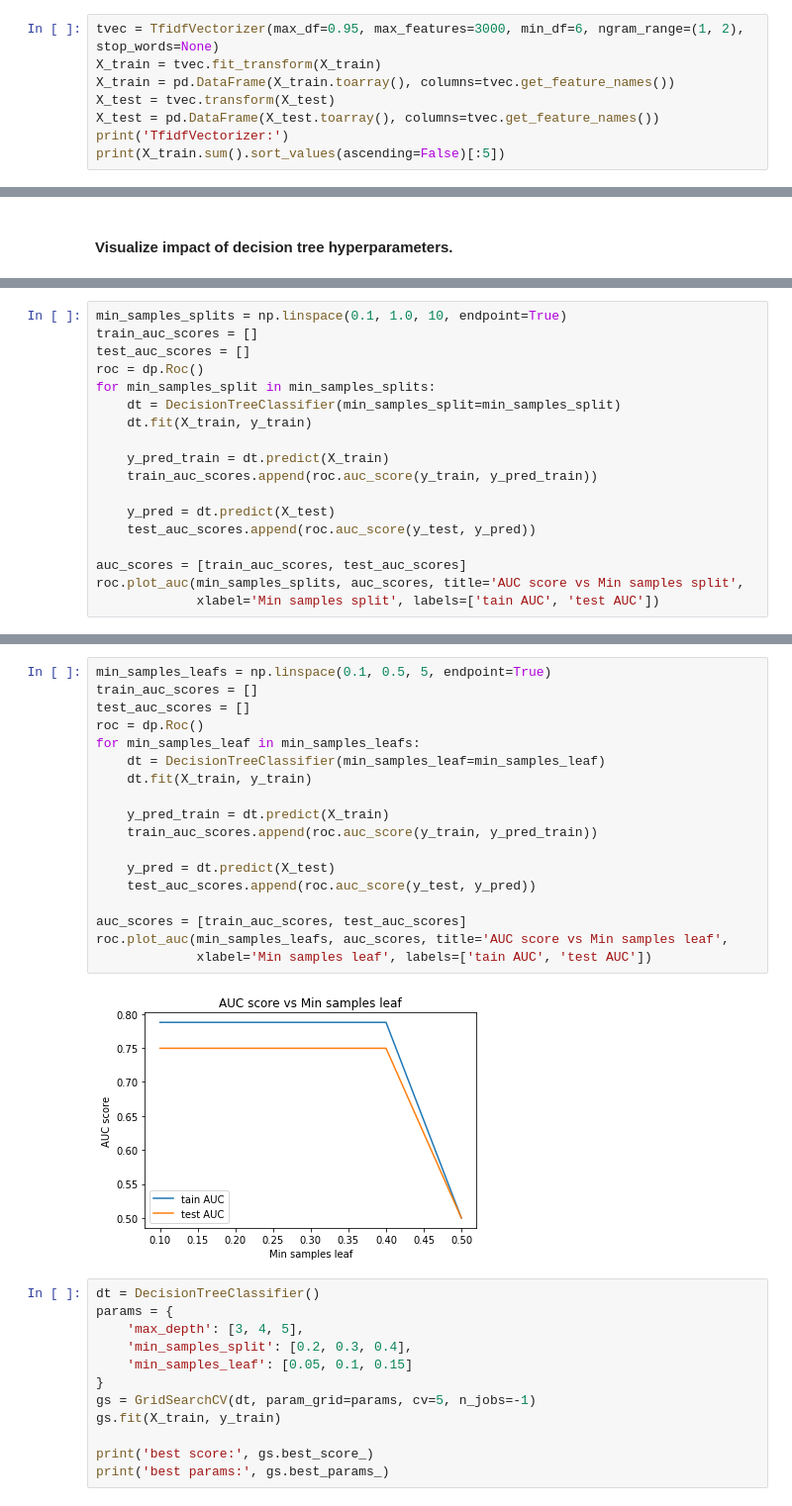
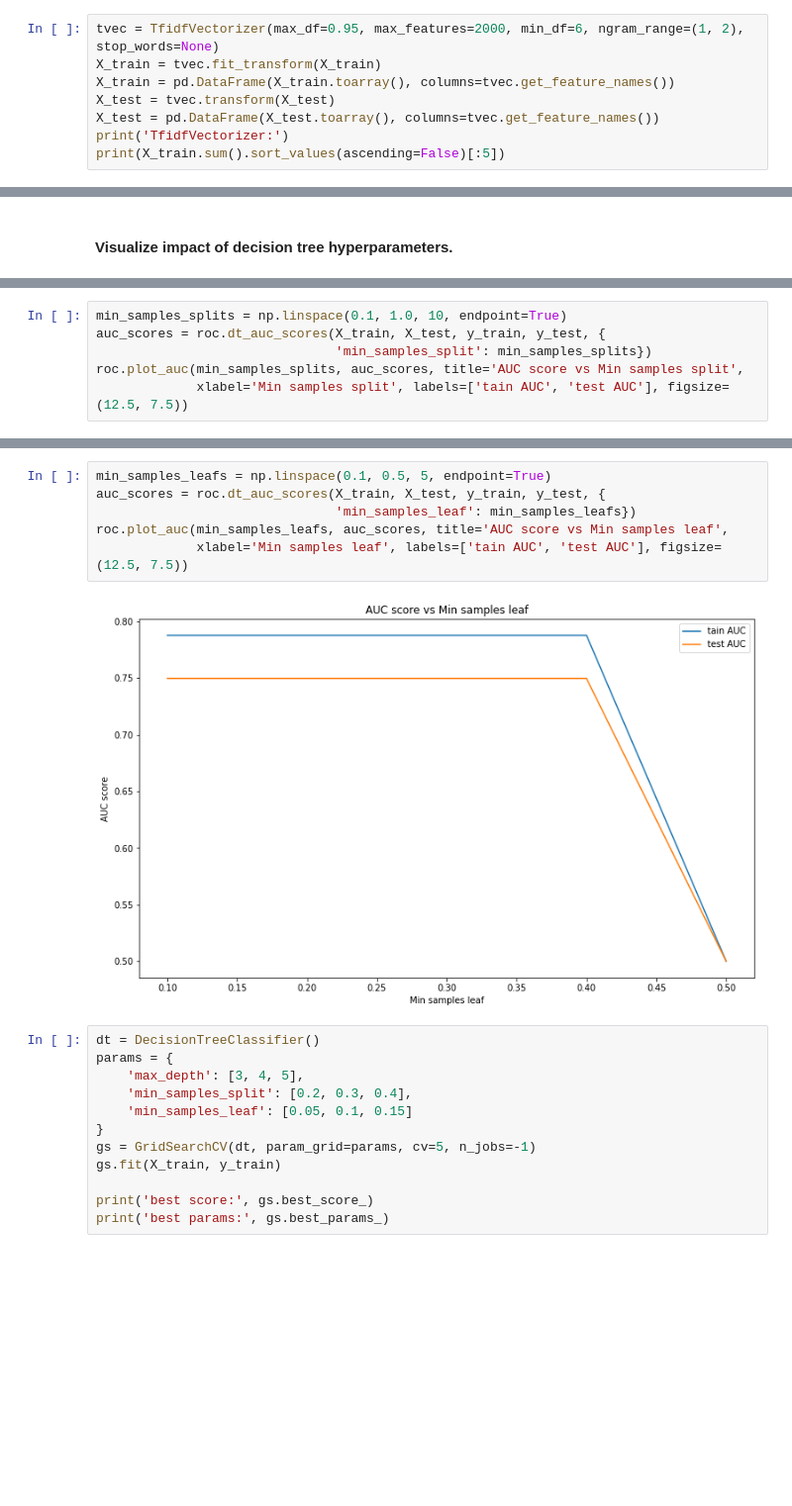
Before and after one commit to persocom01/GA-lessons, a Jupyter notebook: PROJECTS-AND-ASSIGNMENTS/project_3/code/02_project_3.ipynb, the cells around one changed output, grey strips where cells are left out. Shown: that part at 99% size. Saved outputs shown, nothing was run; the diff lists cells and outputs as text; blank space fills up the shorter version.

```diff
--- a/PROJECTS-AND-ASSIGNMENTS/project_3/code/02_project_3.ipynb
+++ b/PROJECTS-AND-ASSIGNMENTS/project_3/code/02_project_3.ipynb
@@ -229,5 +229,5 @@ best params: tvec: max_df=0.95, max_features=3000, min_df=6, ngram_range=(1, 2),
 # %%
-tvec = TfidfVectorizer(max_df=0.95, max_features=3000, min_df=6, ngram_range=(1, 2), stop_words=None)
+tvec = TfidfVectorizer(max_df=0.95, max_features=2000, min_df=6, ngram_range=(1, 2), stop_words=None)
 X_train = tvec.fit_transform(X_train)
 X_train = pd.DataFrame(X_train.toarray(), columns=tvec.get_feature_names())
 X_test = tvec.transform(X_test)
@@ -267,19 +255,7 @@ roc.plot_auc(max_depths, auc_scores, title='AUC score vs Tree depth',
 # %%
 min_samples_splits = np.linspace(0.1, 1.0, 10, endpoint=True)
-train_auc_scores = []
-test_auc_scores = []
-roc = dp.Roc()
-for min_samples_split in min_samples_splits:
-    dt = DecisionTreeClassifier(min_samples_split=min_samples_split)
-    dt.fit(X_train, y_train)
-
-    y_pred_train = dt.predict(X_train)
-    train_auc_scores.append(roc.auc_score(y_train, y_pred_train))
-
-    y_pred = dt.predict(X_test)
-    test_auc_scores.append(roc.auc_score(y_test, y_pred))
-
-auc_scores = [train_auc_scores, test_auc_scores]
+auc_scores = roc.dt_auc_scores(X_train, X_test, y_train, y_test, {
+                               'min_samples_split': min_samples_splits})
 roc.plot_auc(min_samples_splits, auc_scores, title='AUC score vs Min samples split',
-             xlabel='Min samples split', labels=['tain AUC', 'test AUC'])
+             xlabel='Min samples split', labels=['tain AUC', 'test AUC'], figsize=(12.5, 7.5))
 # %% [output]
@@ -287,23 +263,11 @@ roc.plot_auc(min_samples_splits, auc_scores, title='AUC score vs Min samples spl
 # %%
 min_samples_leafs = np.linspace(0.1, 0.5, 5, endpoint=True)
-train_auc_scores = []
-test_auc_scores = []
-roc = dp.Roc()
-for min_samples_leaf in min_samples_leafs:
-    dt = DecisionTreeClassifier(min_samples_leaf=min_samples_leaf)
-    dt.fit(X_train, y_train)
-
-    y_pred_train = dt.predict(X_train)
-    train_auc_scores.append(roc.auc_score(y_train, y_pred_train))
-
-    y_pred = dt.predict(X_test)
-    test_auc_scores.append(roc.auc_score(y_test, y_pred))
-
-auc_scores = [train_auc_scores, test_auc_scores]
+auc_scores = roc.dt_auc_scores(X_train, X_test, y_train, y_test, {
+                               'min_samples_leaf': min_samples_leafs})
 roc.plot_auc(min_samples_leafs, auc_scores, title='AUC score vs Min samples leaf',
-             xlabel='Min samples leaf', labels=['tain AUC', 'test AUC'])
+             xlabel='Min samples leaf', labels=['tain AUC', 'test AUC'], figsize=(12.5, 7.5))
 # %% [output]
-[figure, old version]
+[figure, new version]
 # %%
 dt = DecisionTreeClassifier()
 params = {
```
Also changed, not shown: parts of 6 cells of this notebook, 1 other file.
